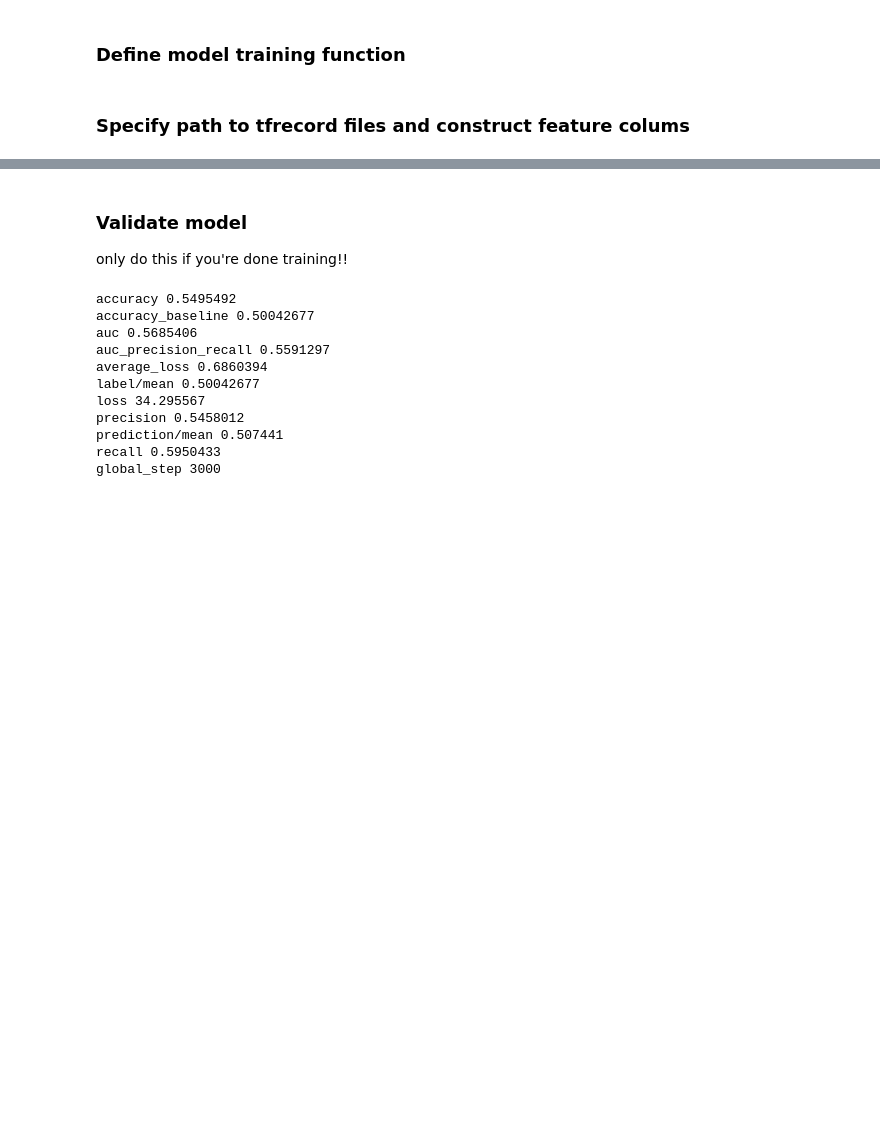
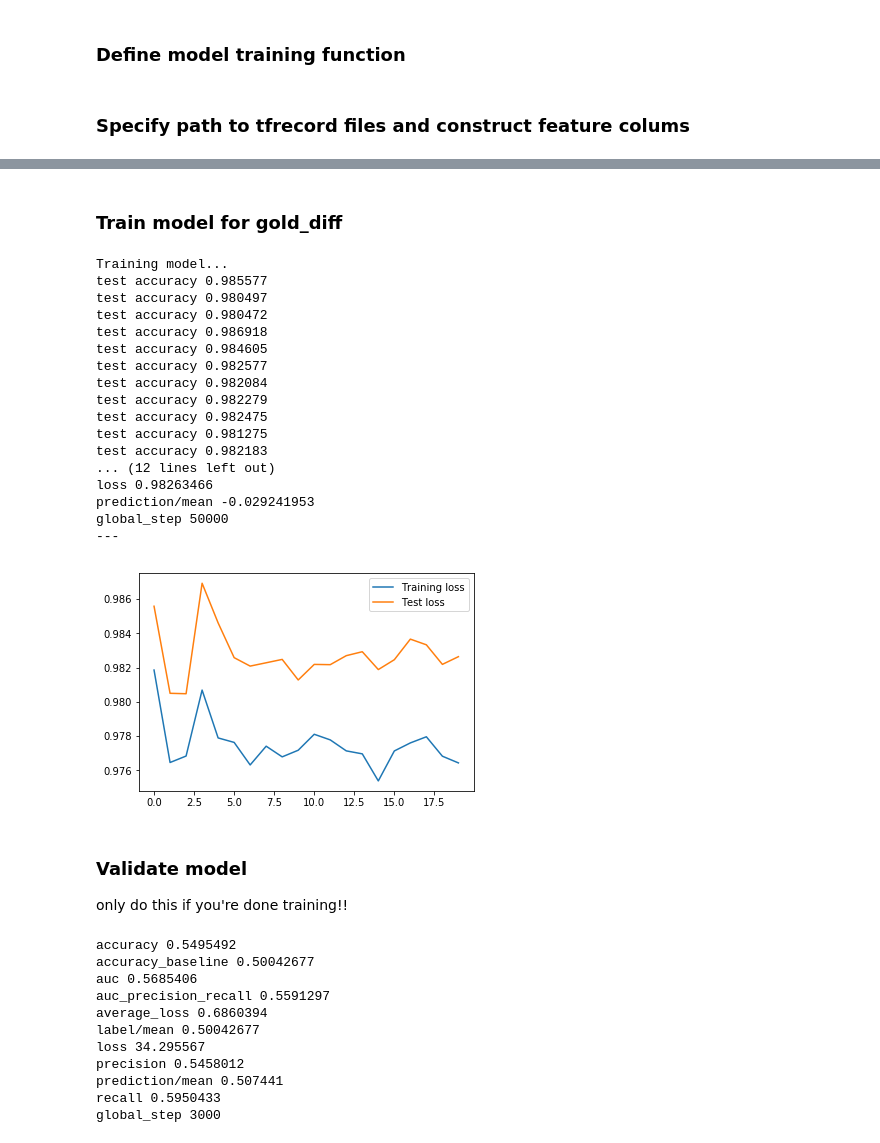
Before and after one commit to JoshEZiegler/MLProjects, a Jupyter notebook: LeagueOfLegendsProject/LOLMachineLearning_SingleTarget.ipynb, the cells around one changed output, grey strips where cells are left out. Saved outputs shown, nothing was run; the diff lists cells and outputs as text; code cells hidden in the pictures; blank space fills up the shorter version.

```diff
--- a/LeagueOfLegendsProject/LOLMachineLearning_SingleTarget.ipynb
+++ b/LeagueOfLegendsProject/LOLMachineLearning_SingleTarget.ipynb
@@ -506,3 +523,37 @@ global_step 3000
+# %% [markdown]
+### Train model for gold_diff
+# %%
+my_optimizer = tf.contrib.opt.AdamWOptimizer(weight_decay=0.0007, learning_rate=0.0009)
+#my_optimizer = tf.contrib.estimator.clip_gradients_by_norm(my_optimizer, 5.0)
+
+trained_dnn_model = train_dnn_model(
+    target = 'gold_diff',
+    my_optimizer = my_optimizer,
+    hidden_units = [32,32],
+    steps=5e4,
+    batch_size=3000,
+    feature_columns=embedding_feature_columns,
+    training_file=training_file_gold,
+    test_file=test_file_gold)
+# %% [output]
+Training model...
+test accuracy 0.985577
+test accuracy 0.980497
+test accuracy 0.980472
+test accuracy 0.986918
+test accuracy 0.984605
+test accuracy 0.982577
+test accuracy 0.982084
+test accuracy 0.982279
+test accuracy 0.982475
+test accuracy 0.981275
+test accuracy 0.982183
+... (12 lines left out)
+loss 0.98263466
+prediction/mean -0.029241953
+global_step 50000
+---
+[figure, added]
 # %% [markdown]
 ### Validate model
 only do this if you're done training!!
```
Also changed, not shown: parts of 4 cells of this notebook, 18 other files.
